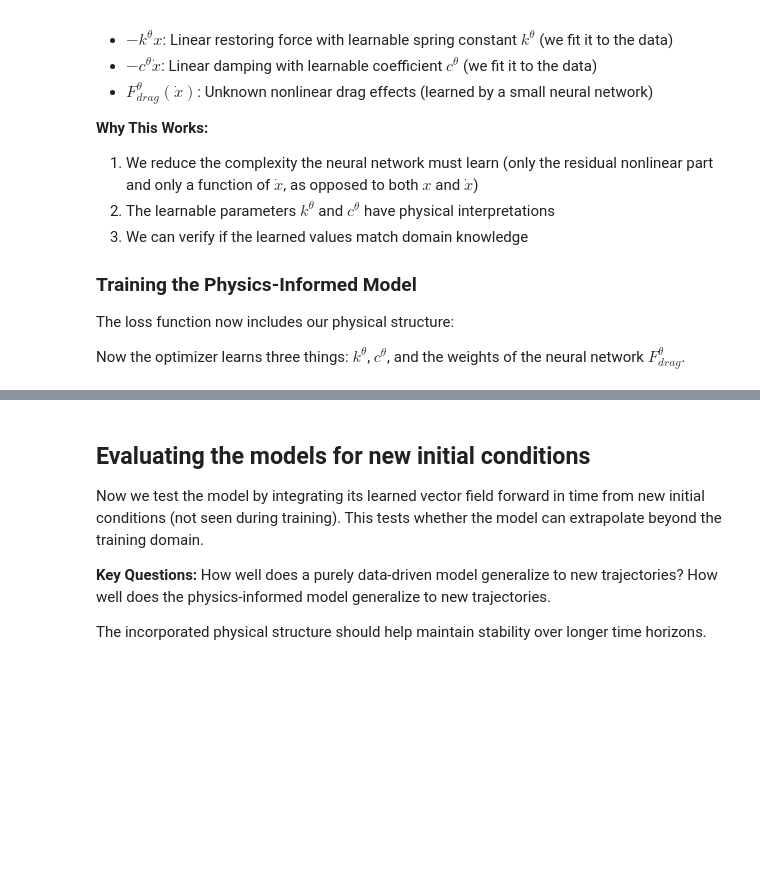
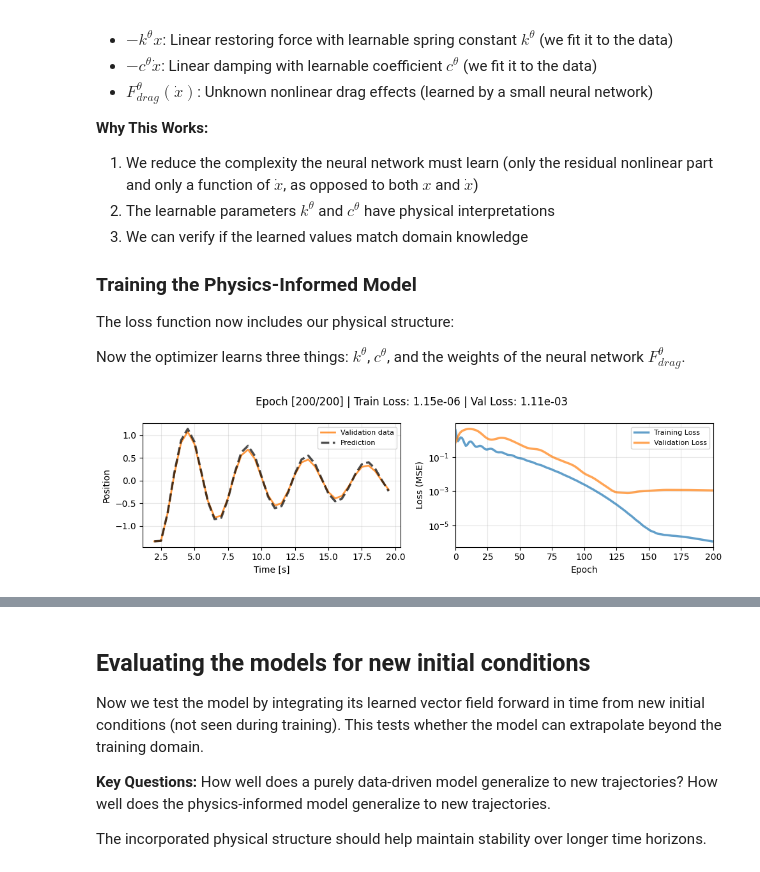
Before and after one commit to bentaps/physics-informed-ml-demo-blues-workshop, a Jupyter notebook: physics_informed_ode.ipynb, the cells around one changed output, grey strips where cells are left out. Drawn from its saved outputs; the diff is of its cells as text; code cells hidden in the pictures; blank space fills up the shorter version.

```diff
--- a/physics_informed_ode.ipynb
+++ b/physics_informed_ode.ipynb
@@ -118,14 +133,16 @@ Now the optimizer learns three things: $k^{\theta}$, $c^{\theta}$, and the weigh
 # %%
 from models import PhysicsInformedModel
 
 physics_model = PhysicsInformedModel(hidden_dim=64).to(device)
 
 # Train the model with live visualization
 result = train_vector_field(
     physics_model,
     data_train,
     data_val,
     num_epochs=200,
-    print_every=1,
+    print_every=10,
     lr=0.02,
 )
+# %% [output]
+[figure, added]
```
Also changed, not shown: parts of 8 cells of this notebook.
